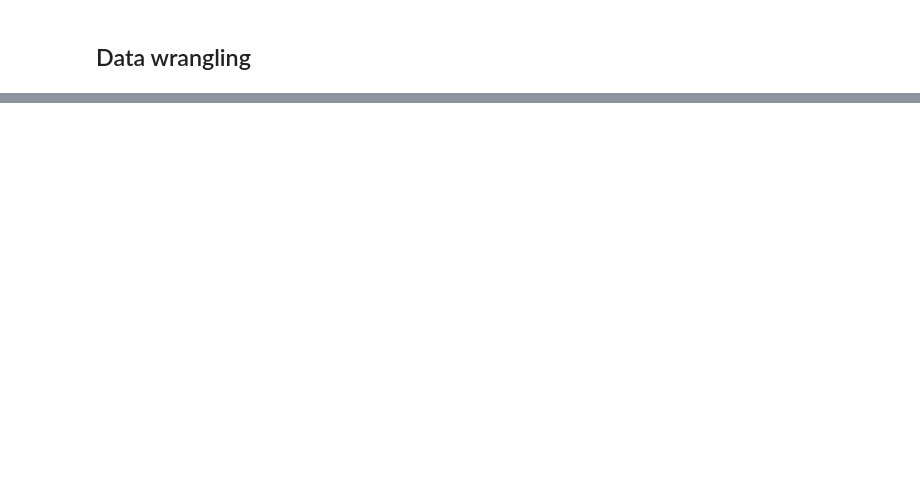
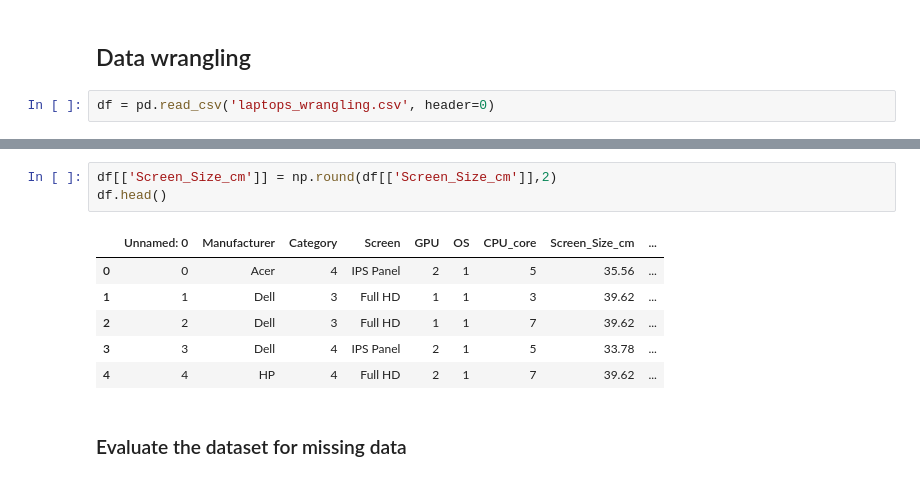
Before and after one commit to schonsnatan/Data-Analysis-Laptops, a Jupyter notebook: project.ipynb, the cells around one changed output, grey strips where cells are left out. Cells and saved outputs as stored; diff of their text form; blank space fills up the shorter version.

```diff
--- a/project.ipynb
+++ b/project.ipynb
@@ -25,2 +80,4 @@ df.info()
 # %% [markdown]
 ## Data wrangling
+# %%
+df = pd.read_csv('laptops_wrangling.csv', header=0)
@@ -26,0 +93,12 @@ df.info()
+# %%
+df[['Screen_Size_cm']] = np.round(df[['Screen_Size_cm']],2)
+df.head()
+# %% [output]
+|  | Unnamed: 0 | Manufacturer | Category | Screen | GPU | OS | CPU_core | Screen_Size_cm | ... |
+| 0 | 0 | Acer | 4 | IPS Panel | 2 | 1 | 5 | 35.56 | ... |
+| 1 | 1 | Dell | 3 | Full HD | 1 | 1 | 3 | 39.62 | ... |
+| 2 | 2 | Dell | 3 | Full HD | 1 | 1 | 7 | 39.62 | ... |
+| 3 | 3 | Dell | 4 | IPS Panel | 2 | 1 | 5 | 33.78 | ... |
+| 4 | 4 | HP | 4 | Full HD | 2 | 1 | 7 | 39.62 | ... |
+# %% [markdown]
+### Evaluate the dataset for missing data
```
Also changed, not shown: parts of 24 cells of this notebook, 1 other file.
